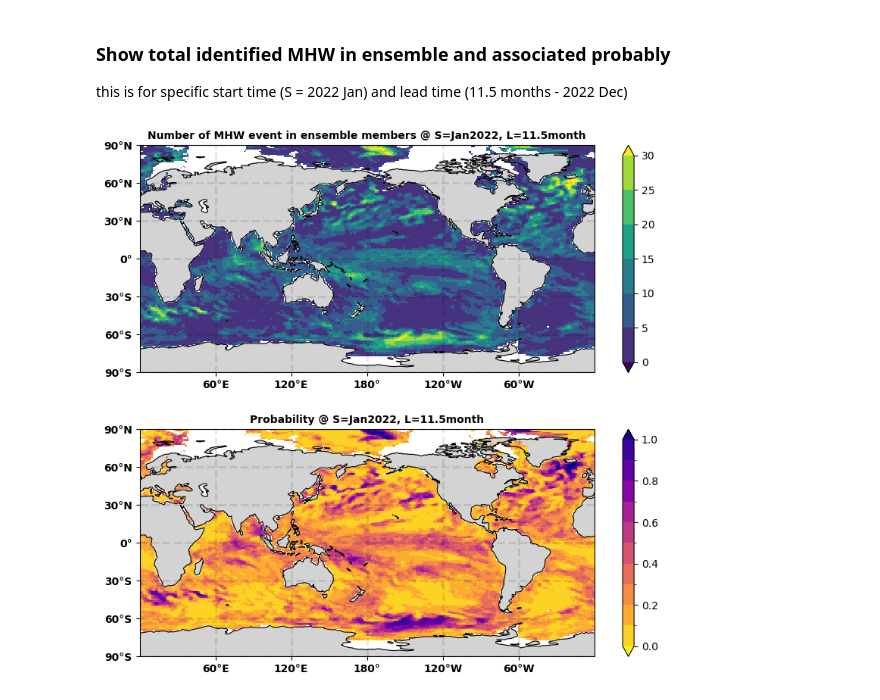
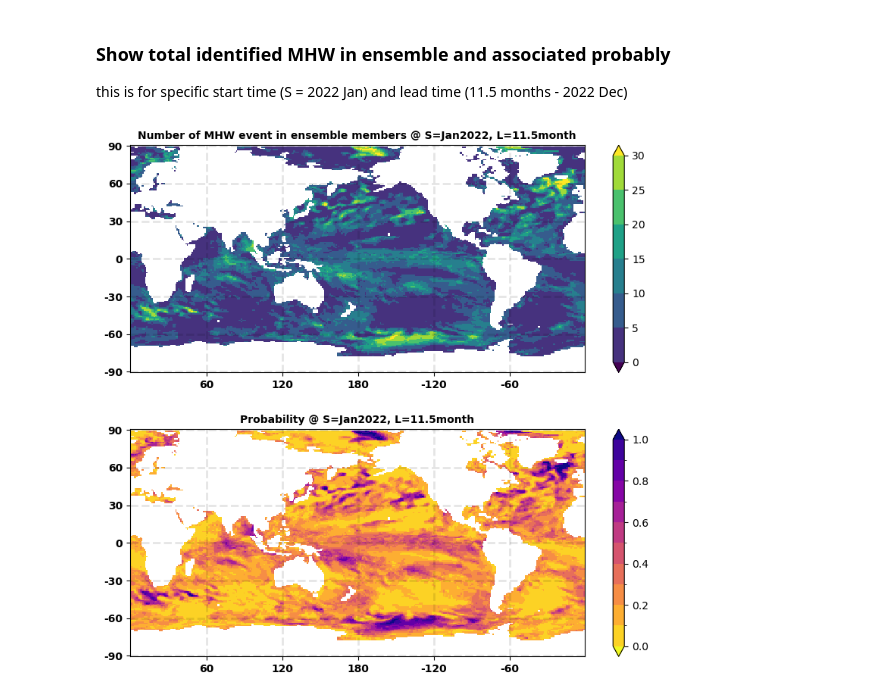
Before and after one commit to chiaweh2/marine-heatwaves-jupyterbook, a Jupyter notebook: mhw_forecast_nmme.ipynb, the cells around one changed output. Saved outputs shown, nothing was run; the diff lists cells and outputs as text; code cells hidden in the pictures.

Commit message:
remove cartopy requirement

```diff
--- a/mhw_forecast_nmme.ipynb
+++ b/mhw_forecast_nmme.ipynb
@@ -53,11 +53,11 @@ def nmme_3mon_quantile(da_data, mhw_threshold=90.):
 
     da_data_quantile = xr.DataArray(coords={'X':da_data.X,
                                             'Y':da_data.Y,
-                                            'month':np.arange(1,13),
+                                            'month':np.arange(1,2),
                                             'L':da_data.L},
                                     dims = ['month','L','Y','X'])
 
-    for i in range(1,13):
+    for i in range(1,2):
         print(f"calculate month{i} threshold")
         if i == 1:
             mon_range = [12,1,2]
@@ -330,19 +319,19 @@ array([[[[[       nan,        nan,        nan, ...,        nan,
 ### Define plot format function
 # %%
 def plot_format(ax,font_size=10):
-    ax.coastlines(resolution='110m',linewidths=0.8)
-    ax.add_feature(cfeature.LAND,color='lightgrey')
+    # ax.coastlines(resolution='110m',linewidths=0.8)
+    # ax.add_feature(cfeature.LAND,color='lightgrey')
 
-    ax.set_xticks([60,120,180,240,300], crs=ccrs.PlateCarree())
+    ax.set_xticks([60,120,180,240,300])
     ax.set_xticklabels([60,120,180,-120,-60], color='black', weight='bold',size=font_size)
-    ax.set_yticks([-90,-60,-30,0,30,60,90], crs=ccrs.PlateCarree())
+    ax.set_yticks([-90,-60,-30,0,30,60,90])
     ax.set_yticklabels([-90,-60,-30,0,30,60,90], color='black', weight='bold',size=font_size)
     ax.yaxis.tick_left()
 
-    lon_formatter = cticker.LongitudeFormatter()
-    lat_formatter = cticker.LatitudeFormatter()
-    ax.xaxis.set_major_formatter(lon_formatter)
-    ax.yaxis.set_major_formatter(lat_formatter)
+    # lon_formatter = cticker.LongitudeFormatter()
+    # lat_formatter = cticker.LatitudeFormatter()
+    # ax.xaxis.set_major_formatter(lon_formatter)
+    # ax.yaxis.set_major_formatter(lat_formatter)
     ax.grid(linewidth=2, color='black', alpha=0.1, linestyle='--')
     ax.set_xlabel('')
     ax.set_ylabel('')
@@ -464,9 +450,9 @@ array(1., dtype=float32)
 this is for specific start time (S = 2022 Jan) and lead time (11.5 months - 2022 Dec)
 # %%
 # comparing zos
-import cartopy.mpl.ticker as cticker
-import cartopy.crs as ccrs
-import cartopy.feature as cfeature
+# import cartopy.mpl.ticker as cticker
+# import cartopy.crs as ccrs
+# import cartopy.feature as cfeature
 import matplotlib.pyplot as plt
 
 fig = plt.figure(2,figsize=(15,15))
@@ -475,37 +461,35 @@ num_level = np.arange(0, 30+1, 5)
 level = np.arange(0, 1+0.1, 0.1)
 
 # mhw event figure
-ax2 = fig.add_axes([0,0.5,0.5,0.20],projection=ccrs.PlateCarree(central_longitude=180))
+ax2 = fig.add_axes([0,0.5,0.5,0.20])
 im = (
     (da_mhw_event.sum(dim='M')*da_landmask)
         .plot.pcolormesh(
             x='X',
             y='Y',
             ax=ax2,
             levels=num_level,
             extend='both',
-            cmap='viridis',
-            transform=ccrs.PlateCarree(central_longitude=0)
+            cmap='viridis'
         )
 )
 ax2.set_title('Number of MHW event in ensemble members @ S=Jan2022, L=11.5month', color='black', weight='bold',size=fontsize)
 ax2 = plot_format(ax2,font_size=fontsize)
 
 # mhw probability figure
-ax3 = fig.add_axes([0,0.25,0.5,0.20],projection=ccrs.PlateCarree(central_longitude=180))
+ax3 = fig.add_axes([0,0.25,0.5,0.20])
 im = (
     (da_mhw_event.sum(dim='M')/da_mhw_event.M.max()*da_landmask)
         .plot.pcolormesh(
             x='X',
             y='Y',
             ax=ax3,
             levels=level,
             extend='both',
-            cmap='plasma_r',
-            transform=ccrs.PlateCarree(central_longitude=0)
+            cmap='plasma_r'
         )
 )
 ax3.set_title('Probability @ S=Jan2022, L=11.5month', color='black', weight='bold',size=fontsize)
 ax3 = plot_format(ax3,font_size=fontsize)
 # %% [output]
-[figure, old version]
+[figure, new version]
```
Also changed, not shown: parts of 7 cells of this notebook, 1 other file.
